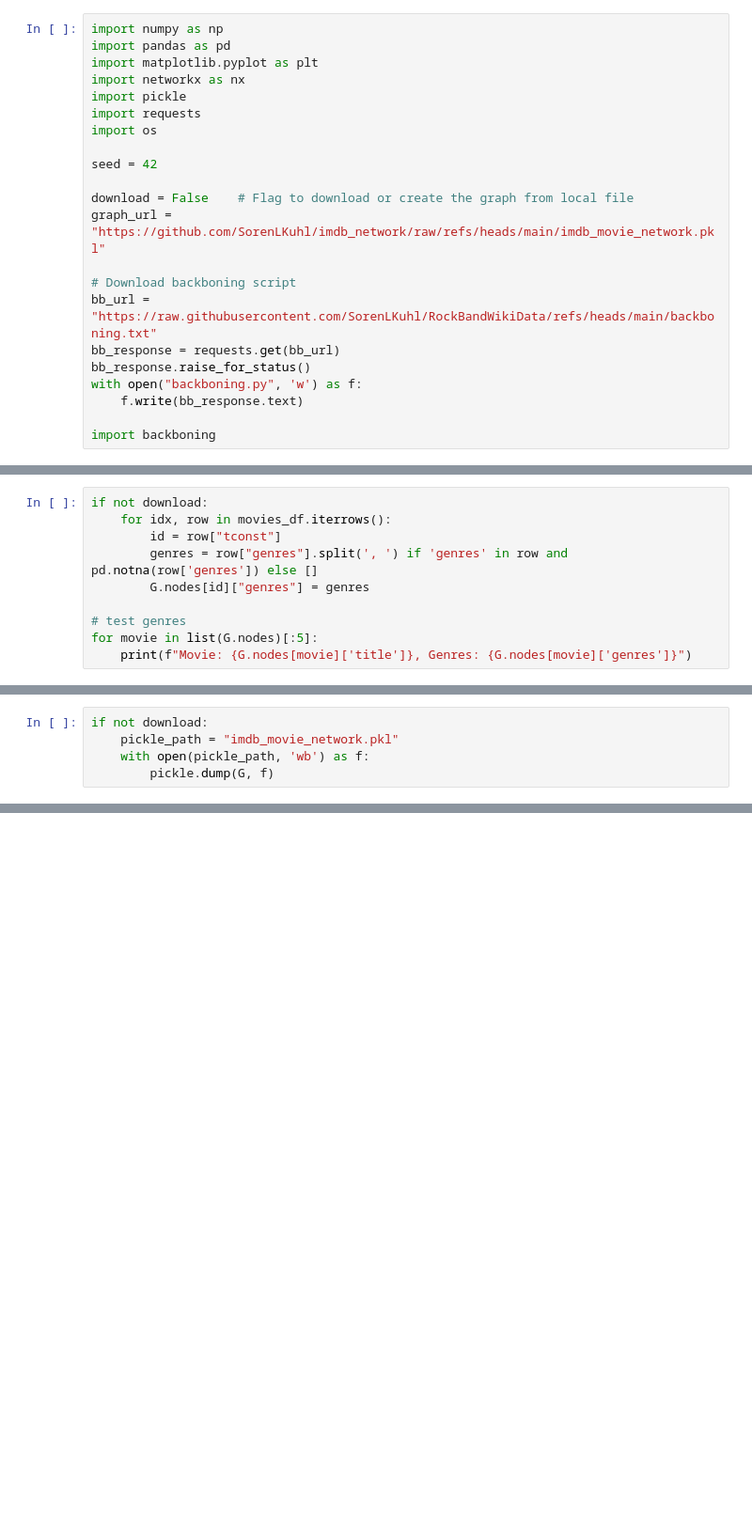
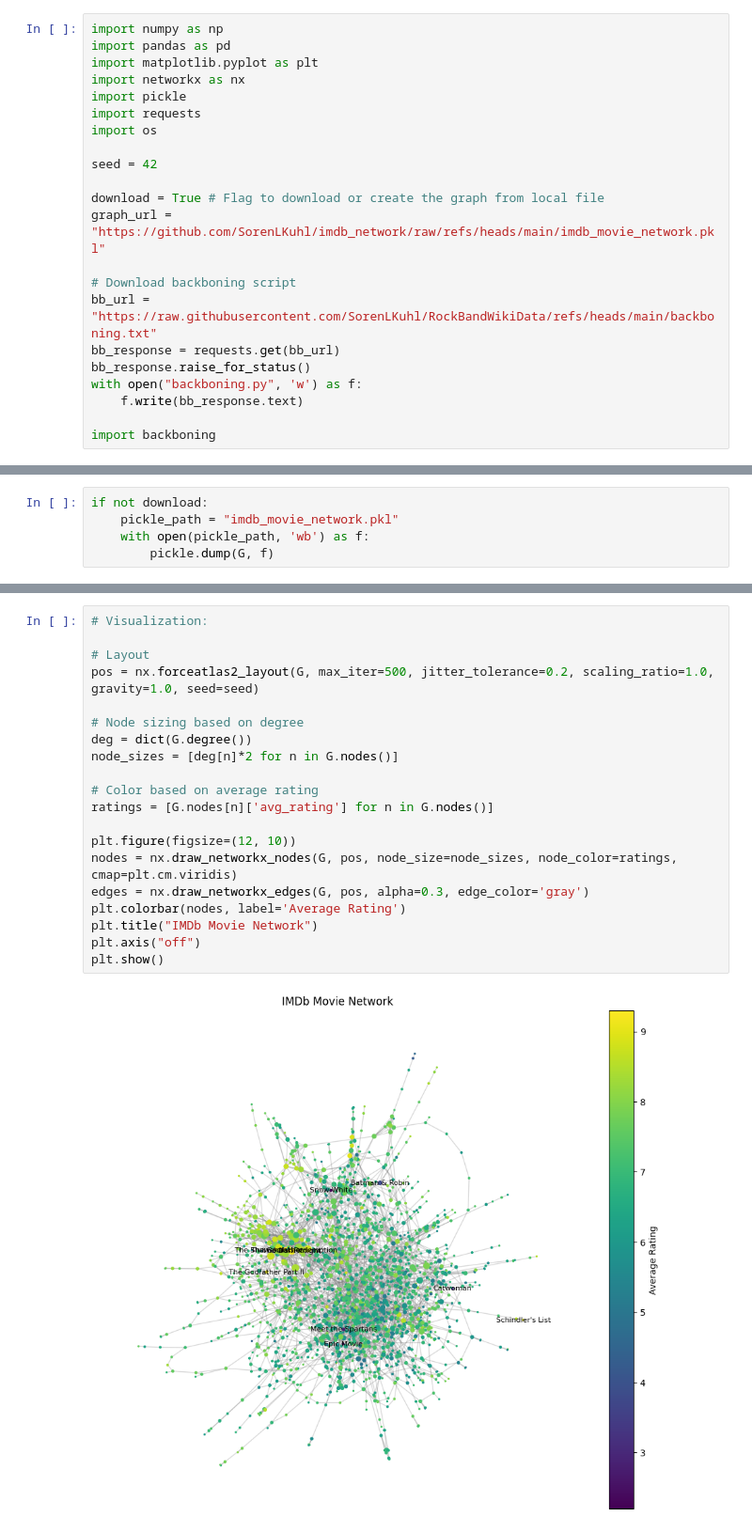
Before and after one commit to SorenLKuhl/imdb_network, a Jupyter notebook: notebook.ipynb, the cells around one changed output, grey strips where cells are left out. Shown at 94% size. Saved outputs shown, nothing was run; the diff lists cells and outputs as text; blank space fills up the shorter version.

```diff
--- a/notebook.ipynb
+++ b/notebook.ipynb
@@ -11,7 +11,7 @@ import os
 
 seed = 42
 
-download = False	# Flag to download or create the graph from local file
+download = True	# Flag to download or create the graph from local file
 graph_url = "https://github.com/SorenLKuhl/imdb_network/raw/refs/heads/main/imdb_movie_network.pkl"
 
 # Download backboning script
@@ -139,10 +152,0 @@ Number of movies: 2638
-# %%
-if not download:
-    for idx, row in movies_df.iterrows():
-        id = row["tconst"]
-        genres = row["genres"].split(', ') if 'genres' in row and pd.notna(row['genres']) else []
-        G.nodes[id]["genres"] = genres
-
-# test genres
-for movie in list(G.nodes)[:5]:
-    print(f"Movie: {G.nodes[movie]['title']}, Genres: {G.nodes[movie]['genres']}")
@@ -201,3 +249,25 @@ We now extract the network backbone:
+# %%
+# Visualization:
+
+# Layout
+pos = nx.forceatlas2_layout(G, max_iter=500, jitter_tolerance=0.2, scaling_ratio=1.0, gravity=1.0, seed=seed)
+
+# Node sizing based on degree
+deg = dict(G.degree())
+node_sizes = [deg[n]*2 for n in G.nodes()]
+
+# Color based on average rating
+ratings = [G.nodes[n]['avg_rating'] for n in G.nodes()]
+
+plt.figure(figsize=(12, 10))
+nodes = nx.draw_networkx_nodes(G, pos, node_size=node_sizes, node_color=ratings, cmap=plt.cm.viridis)
+edges = nx.draw_networkx_edges(G, pos, alpha=0.3, edge_color='gray')
+plt.colorbar(nodes, label='Average Rating')
+plt.title("IMDb Movie Network")
+plt.axis("off")
+plt.show()
+# %% [output]
+[figure, added]
 # %%
 # We use the weight attribute (number of shared actors) to extract the backbone of the network
 # Convert graph to pd dataframe
```
Also changed, not shown: parts of 20 cells of this notebook.
